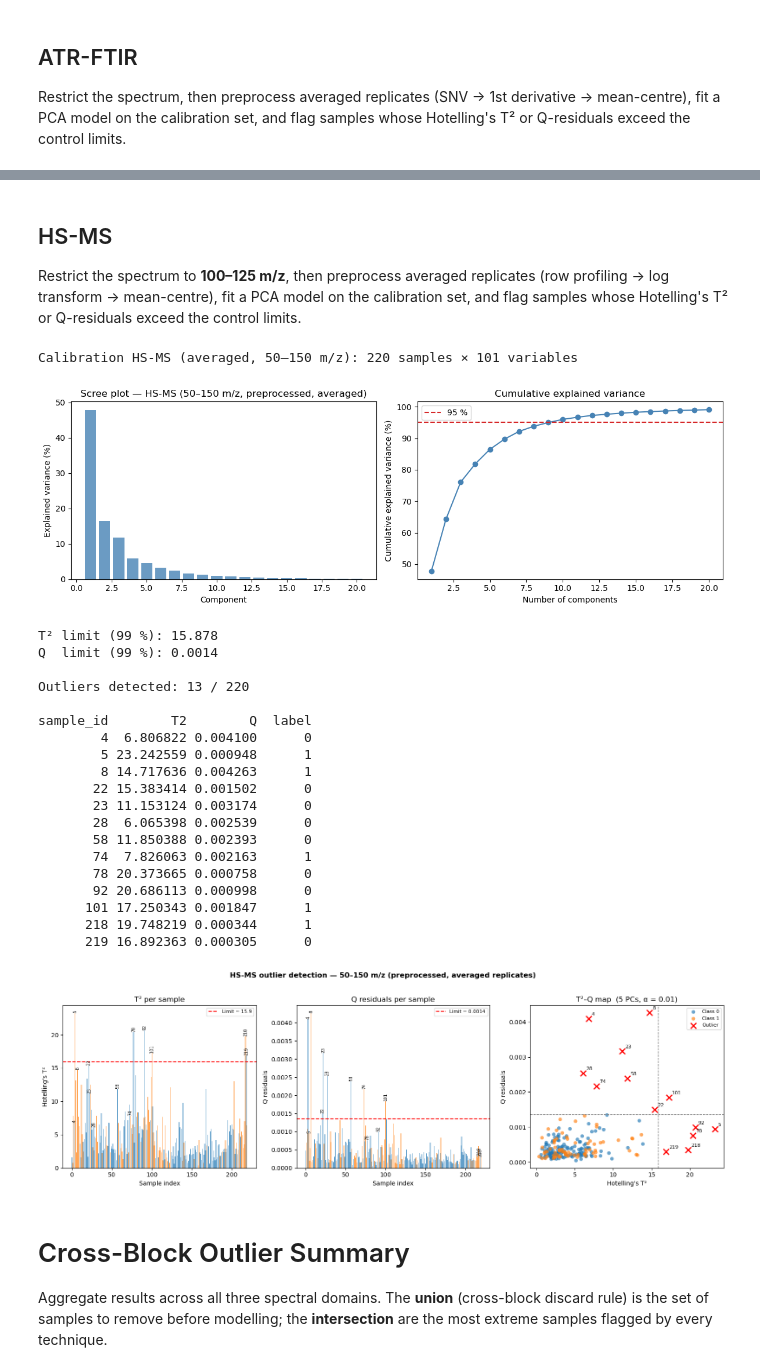
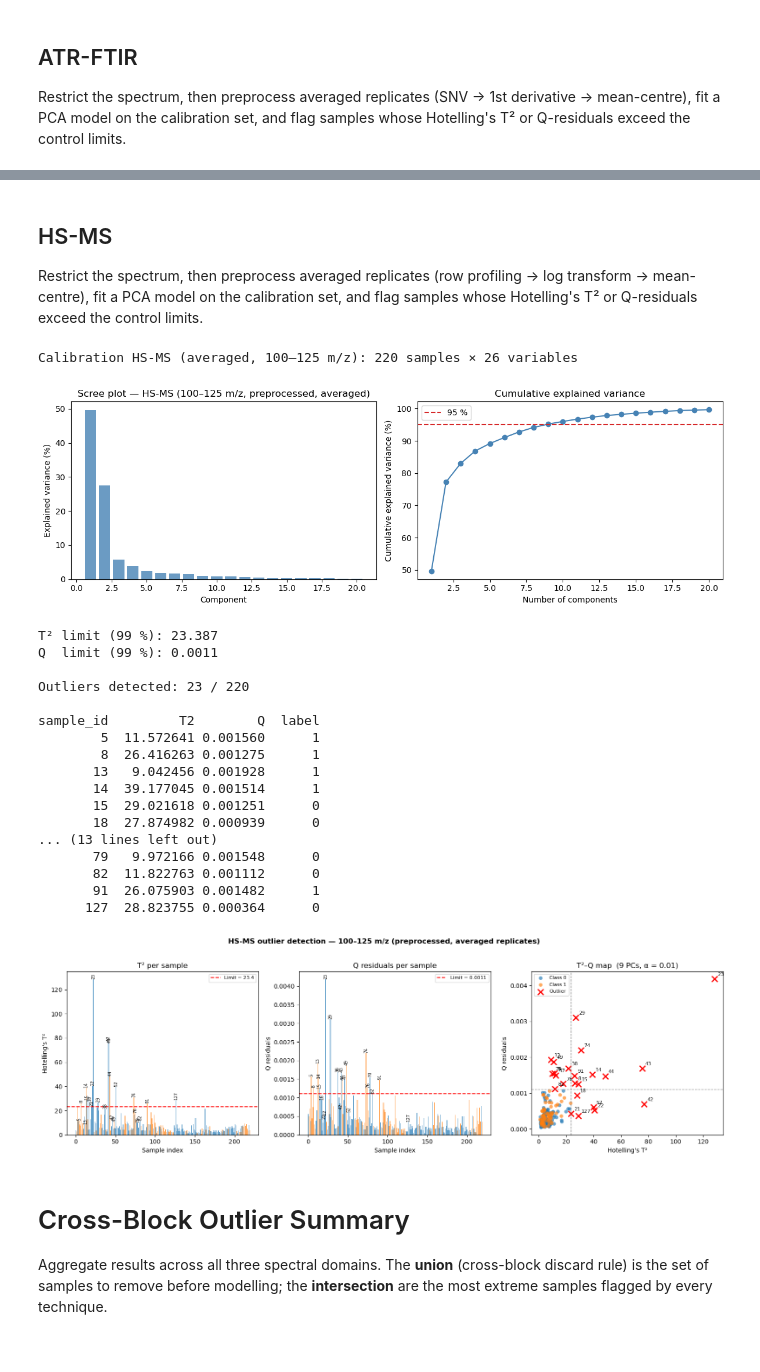
Before and after one commit to SamdGuizani/CAC-2026_Data-Challenge_Olive-Oil-Sensory-Defects-Detection-Using-Chemometrics, a Jupyter notebook: Notebooks/01_EDA.ipynb, the cells around one changed output, grey strips where cells are left out. Drawn from its saved outputs; the diff is of its cells as text; code cells hidden in the pictures.

```diff
--- a/Notebooks/01_EDA.ipynb
+++ b/Notebooks/01_EDA.ipynb
@@ -444,10 +452,10 @@ plt.tight_layout()
 Restrict the spectrum, then preprocess averaged replicates (SNV → 1st derivative → mean-centre), fit a PCA model on the calibration set, and flag samples whose Hotelling's T² or Q-residuals exceed the control limits.
 # %%
 # ── Configurable parameters ───────────────────────────────────────────────────
-FTIR_START        = 795    # cm⁻¹  lower bound of selected region
-FTIR_END          = 1800   # cm⁻¹  upper bound of selected region
-N_COMPONENTS_FTIR = 5      # number of PCA components (adjust from scree plot)
-ALPHA_FTIR        = 0.01   # significance level for control limits
+FTIR_START        = 700    # cm⁻¹  lower bound of selected region
+FTIR_END          = 1500   # cm⁻¹  upper bound of selected region
+N_COMPONENTS_FTIR = 6      # number of PCA components (adjust from scree plot)
+ALPHA        = 0.01   # significance level for control limits
 # ─────────────────────────────────────────────────────────────────────────────
 
 X_cal_ftir_avg = get_spectral_matrix(data["cal_ftir"], average=True)
@@ -489,7 +497,7 @@ plt.tight_layout()
 # %%
 detector_ftir = PCAOutlierDetector(n_components=N_COMPONENTS_FTIR)
 detector_ftir.fit(X_cal_ftir_avg)
-result_ftir = detector_ftir.flag_outliers(X_cal_ftir_avg, alpha=ALPHA_FTIR)
+result_ftir = detector_ftir.flag_outliers(X_cal_ftir_avg, alpha=ALPHA)
 
 df_ftir = (
     pd.DataFrame({
@@ -501,8 +509,8 @@ df_ftir = (
     .merge(meta[["sample_id", "label"]], on="sample_id", how="left")
 )
 
-print(f"T² limit ({int((1 - ALPHA_FTIR) * 100)} %): {result_ftir.t2_limit:.3f}")
-print(f"Q  limit ({int((1 - ALPHA_FTIR) * 100)} %): {result_ftir.q_limit:.4f}")
+print(f"T² limit ({int((1 - ALPHA) * 100)} %): {result_ftir.t2_limit:.3f}")
+print(f"Q  limit ({int((1 - ALPHA) * 100)} %): {result_ftir.q_limit:.4f}")
 print(f"\nOutliers detected: {result_ftir.flags.sum()} / {len(result_ftir.sample_ids)}")
 if result_ftir.flags.any():
     print()
@@ -588,13 +598,13 @@ plt.tight_layout()
 # %% [markdown]
 ## HS-MS
 
-Restrict the spectrum to **100–125 m/z**, then preprocess averaged replicates (row profiling → log transform → mean-centre), fit a PCA model on the calibration set, and flag samples whose Hotelling's T² or Q-residuals exceed the control limits.
+Restrict the spectrum, then preprocess averaged replicates (row profiling → log transform → mean-centre), fit a PCA model on the calibration set, and flag samples whose Hotelling's T² or Q-residuals exceed the control limits.
 # %%
 # ── Configurable parameters ───────────────────────────────────────────────────
-HSMS_START        = 50     # m/z  lower bound of selected region
-HSMS_END          = 150    # m/z  upper bound of selected region
-N_COMPONENTS_HSMS = 5      # number of PCA components (adjust from scree plot)
-ALPHA_HSMS        = 0.01   # significance level for control limits
+HSMS_START        = 100     # m/z  lower bound of selected region
+HSMS_END          = 125    # m/z  upper bound of selected region
+N_COMPONENTS_HSMS = 9      # number of PCA components (adjust from scree plot)
+ALPHA        = 0.01   # significance level for control limits
 # ─────────────────────────────────────────────────────────────────────────────
 
 X_cal_hsms_avg = get_spectral_matrix(data["cal_hsms"], average=True)
@@ -606,7 +616,7 @@ X_cal_hsms_avg, _hsms_center = mean_center(X_cal_hsms_avg)
 print(f"Calibration HS-MS (averaged, {HSMS_START}–{HSMS_END} m/z): "
       f"{X_cal_hsms_avg[0].shape[0]} samples × {X_cal_hsms_avg[0].shape[1]} variables")
 # %% [output]
-Calibration HS-MS (averaged, 50–150 m/z): 220 samples × 101 variables
+Calibration HS-MS (averaged, 100–125 m/z): 220 samples × 26 variables
 # %%
 from sklearn.decomposition import PCA as _SklearnPCA
 
@@ -632,11 +642,11 @@ axes[1].legend()
 
 plt.tight_layout()
 # %% [output]
-[figure, old version]
+[figure, new version]
 # %%
 detector_hsms = PCAOutlierDetector(n_components=N_COMPONENTS_HSMS)
 detector_hsms.fit(X_cal_hsms_avg)
-result_hsms = detector_hsms.flag_outliers(X_cal_hsms_avg, alpha=ALPHA_HSMS)
+result_hsms = detector_hsms.flag_outliers(X_cal_hsms_avg, alpha=ALPHA)
 
 df_hsms = (
     pd.DataFrame({
@@ -648,32 +658,30 @@ df_hsms = (
     .merge(meta[["sample_id", "label"]], on="sample_id", how="left")
 )
 
-print(f"T² limit ({int((1 - ALPHA_HSMS) * 100)} %): {result_hsms.t2_limit:.3f}")
-print(f"Q  limit ({int((1 - ALPHA_HSMS) * 100)} %): {result_hsms.q_limit:.4f}")
+print(f"T² limit ({int((1 - ALPHA) * 100)} %): {result_hsms.t2_limit:.3f}")
+print(f"Q  limit ({int((1 - ALPHA) * 100)} %): {result_hsms.q_limit:.4f}")
 print(f"\nOutliers detected: {result_hsms.flags.sum()} / {len(result_hsms.sample_ids)}")
 if result_hsms.flags.any():
     print()
     print(df_hsms.loc[df_hsms["outlier"], ["sample_id", "T2", "Q", "label"]].to_string(index=False))
 # %% [output]
-T² limit (99 %): 15.878
-Q  limit (99 %): 0.0014
+T² limit (99 %): 23.387
+Q  limit (99 %): 0.0011
 
-Outliers detected: 13 / 220
+Outliers detected: 23 / 220
 
-sample_id        T2        Q  label
-        4  6.806822 0.004100      0
-        5 23.242559 0.000948      1
-        8 14.717636 0.004263      1
-       22 15.383414 0.001502      0
-       23 11.153124 0.003174      0
-       28  6.065398 0.002539      0
-       58 11.850388 0.002393      0
-       74  7.826063 0.002163      1
-       78 20.373665 0.000758      0
-       92 20.686113 0.000998      0
-      101 17.250343 0.001847      1
-      218 19.748219 0.000344      1
-      219 16.892363 0.000305      0
+sample_id         T2        Q  label
+        5  11.572641 0.001560      1
+        8  26.416263 0.001275      1
+       13   9.042456 0.001928      1
+       14  39.177045 0.001514      1
+       15  29.021618 0.001251      0
+       18  27.874982 0.000939      0
+... (13 lines left out)
+       79   9.972166 0.001548      0
+       82  11.822763 0.001112      0
+       91  26.075903 0.001482      1
+      127  28.823755 0.000364      0
 # %%
 pal_hsms = {0: "tab:blue", 1: "tab:orange"}
 outlier_mask_hsms = df_hsms["outlier"].values
@@ -705,35 +713,35 @@ for i, (flag, sid) in enumerate(zip(outlier_mask_hsms, df_hsms["sample_id"])):
     if flag:
         ax.text(i, df_hsms["Q"].iloc[i], sid, rotation=90,
                 ha="center", va="bottom", fontsize=7)
 ax.set_xlabel("Sample index")
 ax.set_ylabel("Q residuals")
 ax.set_title("Q residuals per sample")
 ax.legend(fontsize=8)
 
 # --- T²–Q scatter ---
 ax = axes[2]
 for label_val, color in pal_hsms.items():
     mask = (df_hsms["label"] == label_val) & ~outlier_mask_hsms
     ax.scatter(df_hsms.loc[mask, "T2"], df_hsms.loc[mask, "Q"],
                color=color, alpha=0.65, edgecolors="none",
                label=f"Class {label_val}")
 ax.scatter(df_hsms.loc[outlier_mask_hsms, "T2"], df_hsms.loc[outlier_mask_hsms, "Q"],
            color="red", marker="x", s=90, lw=2, label="Outlier")
 for _, row in df_hsms[df_hsms["outlier"]].iterrows():
     ax.annotate(row["sample_id"], (row["T2"], row["Q"]),
                 textcoords="offset points", xytext=(5, 5), fontsize=8)
 ax.axvline(result_hsms.t2_limit, color="gray", linestyle="--", lw=1)
 ax.axhline(result_hsms.q_limit, color="gray", linestyle="--", lw=1)
 ax.set_xlabel("Hotelling's T²")
 ax.set_ylabel("Q residuals")
-ax.set_title(f"T²–Q map  ({N_COMPONENTS_HSMS} PCs, α = {ALPHA_HSMS})")
+ax.set_title(f"T²–Q map  ({N_COMPONENTS_HSMS} PCs, α = {ALPHA})")
 ax.legend(fontsize=8)
 
 plt.suptitle(f"HS-MS outlier detection — {HSMS_START}–{HSMS_END} m/z (preprocessed, averaged replicates)",
              fontweight="bold", y=1.02)
 plt.tight_layout()
 # %% [output]
-[figure, old version]
+[figure, new version]
 # %% [markdown]
 # Cross-Block Outlier Summary
 
```
Also changed, not shown: parts of 11 cells of this notebook, 6 other files.
